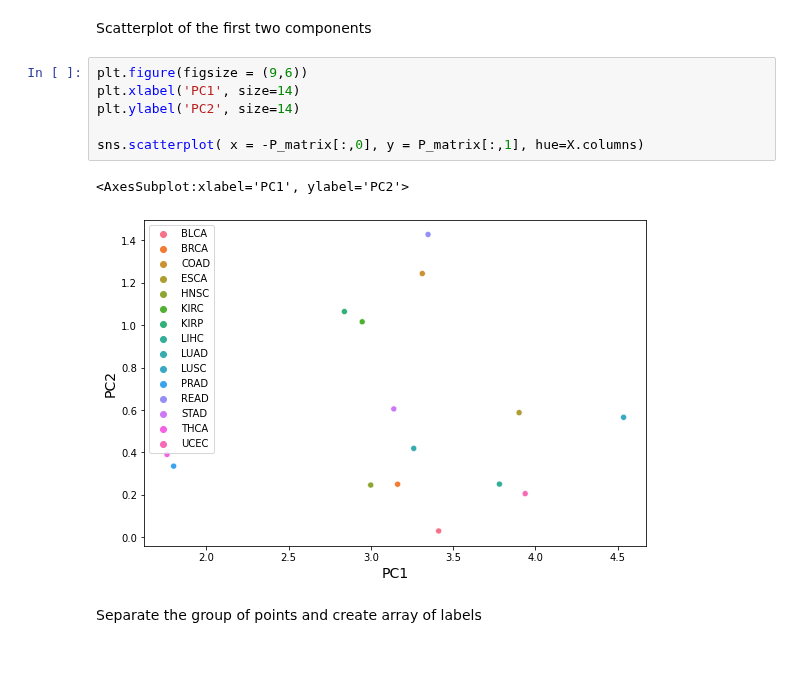
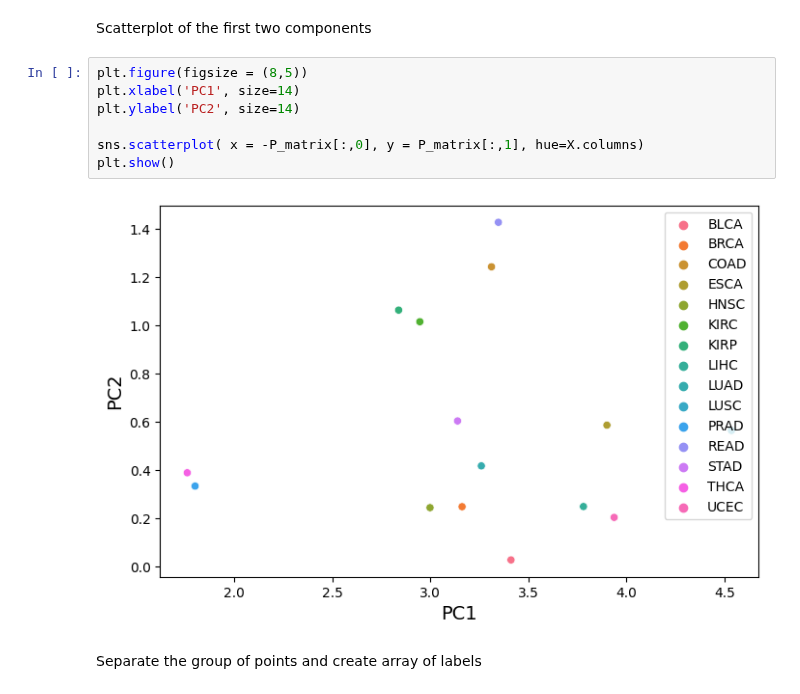
Before and after one commit to SamSaladino/FC-of-Genetic-pathways, a Jupyter notebook: Expr_pathways.ipynb, the cells around one changed output. Cells and saved outputs as stored; diff of their text form; blank space fills up the shorter version.

```diff
--- a/Expr_pathways.ipynb
+++ b/Expr_pathways.ipynb
@@ -188,14 +183,14 @@ for i in range(2):
 # %% [markdown]
 Scatterplot of the first two components
 # %%
-plt.figure(figsize = (9,6))
+plt.figure(figsize = (8,5))
 plt.xlabel('PC1', size=14)
 plt.ylabel('PC2', size=14)
 
 sns.scatterplot( x = -P_matrix[:,0], y = P_matrix[:,1], hue=X.columns)
+plt.show()
 # %% [output]
-<AxesSubplot:xlabel='PC1', ylabel='PC2'>
-[figure, old version]
+[figure, new version]
 # %% [markdown]
 Separate the group of points and create array of labels
 # %%
```
Also changed, not shown: parts of 4 cells of this notebook, 9 other files.
